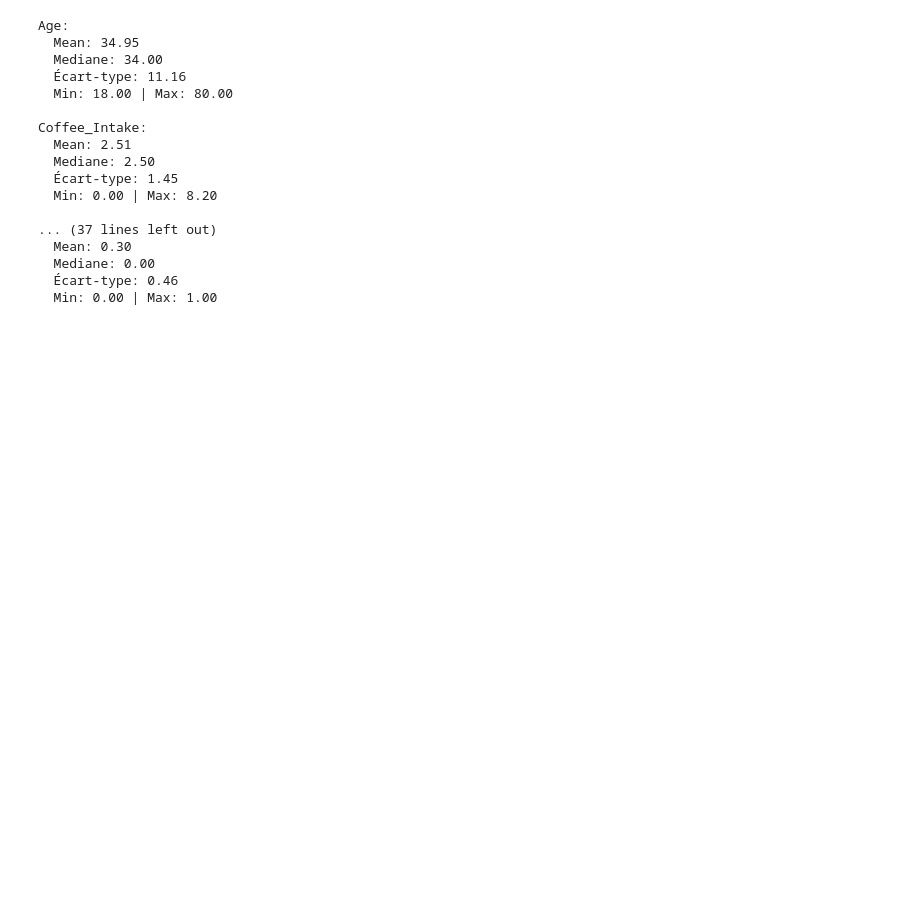
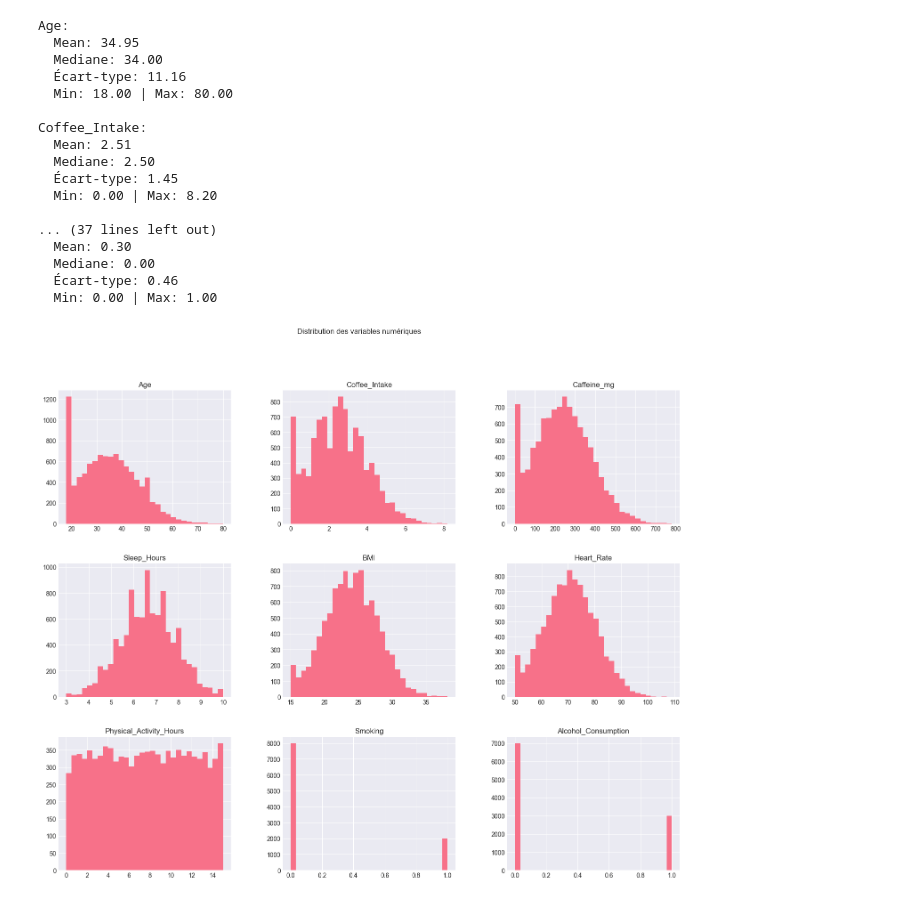
Before and after one commit to riada-zotiny/Processus_data, a Jupyter notebook: notebooks/01_exploration.ipynb, the cells around one changed output. Cells and saved outputs as stored; diff of their text form; code cells hidden in the pictures; blank space fills up the shorter version.

Commit message:
Exploration data notebook fist modification

```diff
--- a/notebooks/01_exploration.ipynb
+++ b/notebooks/01_exploration.ipynb
@@ -0,0 +23,11 @@
+# %%
+# import libraries
+from data.data_loader import load_data
+import matplotlib.pyplot as plt
+import seaborn as sns
+import numpy as np
+# Configure plotting
+plt.style.use('seaborn-v0_8-darkgrid')
+sns.set_palette('husl')
+%matplotlib inline
+print("Les bibliothèques sont importées avec succès.")
@@ -58,11 +106,9 @@ dtype: int64
 # %%
 # Statistiques pour variables numériques spécifiques
-
-num_vars = ['Age', 'Coffee_Intake', 'Caffeine_mg', 'Sleep_Hours',
+numeric_cols = ['Age', 'Coffee_Intake', 'Caffeine_mg', 'Sleep_Hours',
             'BMI', 'Heart_Rate', 'Physical_Activity_Hours', 'Smoking', 'Alcohol_Consumption']
 
-
-for var in num_vars:
+for var in numeric_cols:
     print(f"\n{var}:")
     print(f"  Mean: {df[var].mean():.2f}")
     print(f"  Mediane: {df[var].median():.2f}")
@@ -86,3 +132,10 @@ Coffee_Intake:
   Mediane: 0.00
   Écart-type: 0.46
   Min: 0.00 | Max: 1.00
+# %%
+
+df[numeric_cols].hist(figsize=(18,14), bins=30)
+plt.suptitle("Distribution des variables numériques")
+plt.show()
+# %% [output]
+[figure, added]
```
Also changed, not shown: parts of 19 cells of this notebook, 1 other file.
